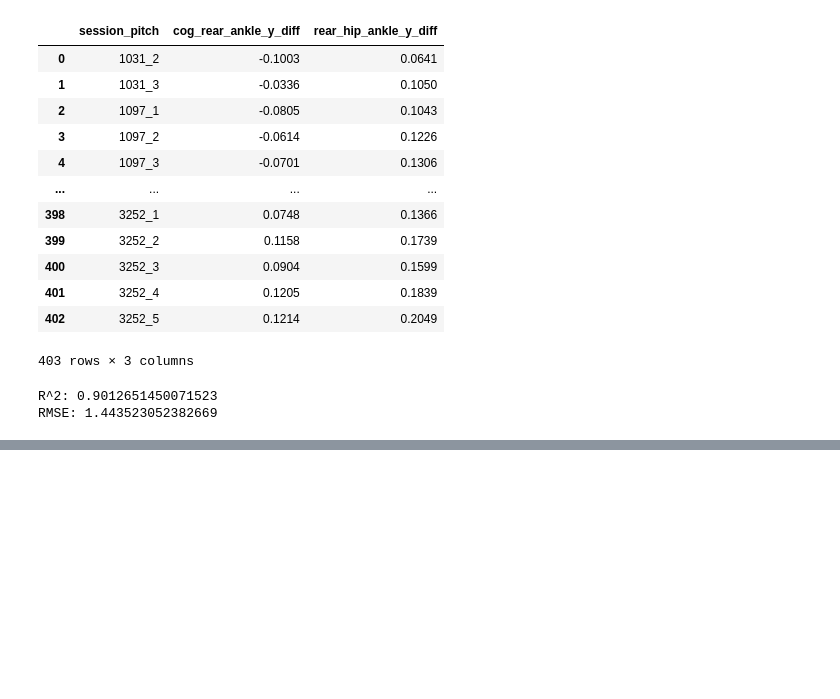
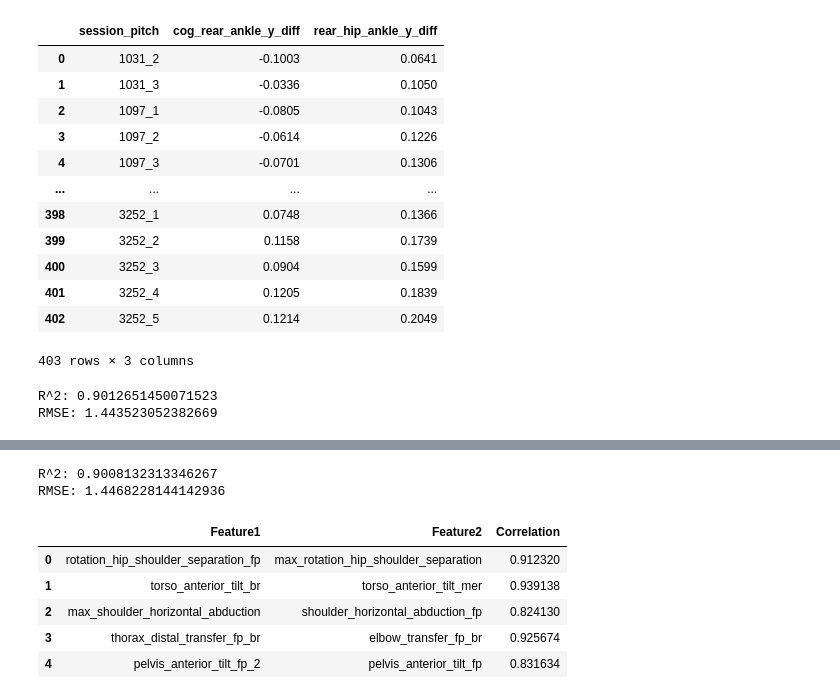
Before and after one commit to gabriel31levy34/OpenBiomechanics, a Jupyter notebook: EDA.ipynb, the cells around one changed output, grey strips where cells are left out. Cells and saved outputs as stored; diff of their text form; code cells hidden in the pictures; blank space fills up the shorter version.

```diff
--- a/EDA.ipynb
+++ b/EDA.ipynb
@@ -1971,0 +2001,40 @@ RMSE: 1.443523052382669
+# %%
+x_train=poi_train_new_y_diff.drop(columns=['session_pitch', 'cog_rear_ankle_y_diff'], axis=1)
+x_val = poi_val_new_y_diff.drop(columns=['session_pitch', 'cog_rear_ankle_y_diff'], axis=1)
+
+linear_model = xgb.XGBRegressor(max_depth = 9, reg_lambda = 1.169)
+linear_model.fit(x_train, mph_train)
+
+r_squared = linear_model.score(x_val, mph_val)
+print('R^2: ' + str(r_squared))
+
+predictions = linear_model.predict(x_val)
+rmse = np.sqrt(mean_squared_error(mph_val, predictions))
+print('RMSE: ' + str(rmse))
+# %% [output]
+R^2: 0.9008132313346267
+RMSE: 1.4468228144142936
+# %%
+new_corr_matrix = x_train.corr()
+
+# Create a DataFrame to store highly correlated pairs
+new_high_corr_pairs = []
+new_inter_features = []
+
+# Iterate through the correlation matrix to find highly correlated pairs
+for i in range(len(new_corr_matrix.columns)):
+    for j in range(i):
+        if (abs(new_corr_matrix.iloc[i, j]) > 0.8) & ('int' not in new_corr_matrix.columns[i]) & ('int' not in new_corr_matrix.columns[j]):  # assuming a threshold of 0.6 for high correlation
+            colname = new_corr_matrix.columns[i] + '_int_' + new_corr_matrix.columns[j]  # Name of the new interaction column
+            new_inter_features.append(colname)
+            new_high_corr_pairs.append((new_corr_matrix.columns[i], new_corr_matrix.columns[j], new_corr_matrix.iloc[i, j]))
+
+new_high_corr_df = pd.DataFrame(new_high_corr_pairs, columns=['Feature1', 'Feature2', 'Correlation'])
+new_high_corr_df
+# %% [output]
+|  | Feature1 | Feature2 | Correlation |
+| 0 | rotation_hip_shoulder_separation_fp | max_rotation_hip_shoulder_separation | 0.912320 |
+| 1 | torso_anterior_tilt_br | torso_anterior_tilt_mer | 0.939138 |
+| 2 | max_shoulder_horizontal_abduction | shoulder_horizontal_abduction_fp | 0.824130 |
+| 3 | thorax_distal_transfer_fp_br | elbow_transfer_fp_br | 0.925674 |
+| 4 | pelvis_anterior_tilt_fp_2 | pelvis_anterior_tilt_fp | 0.831634 |
```
Also changed, not shown: parts of 2 cells of this notebook.
